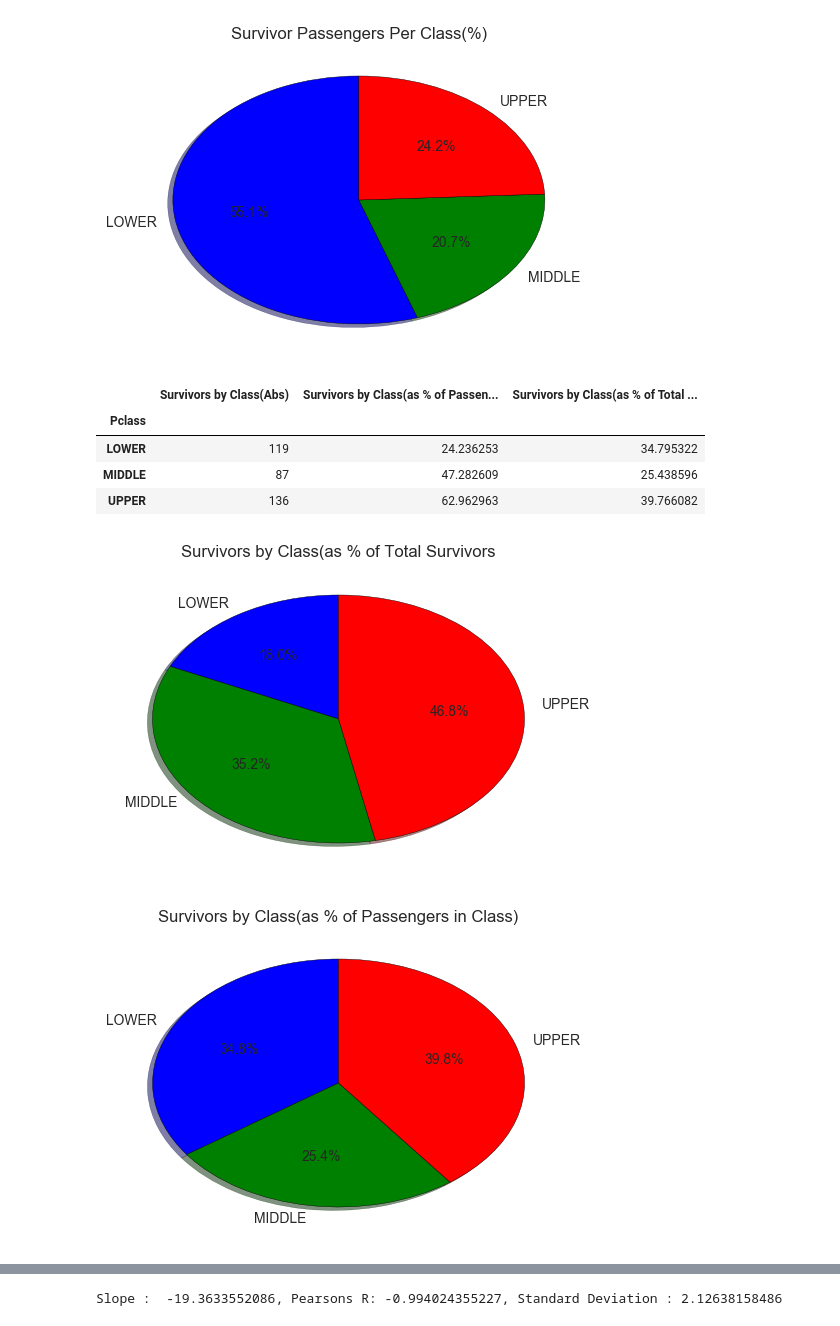
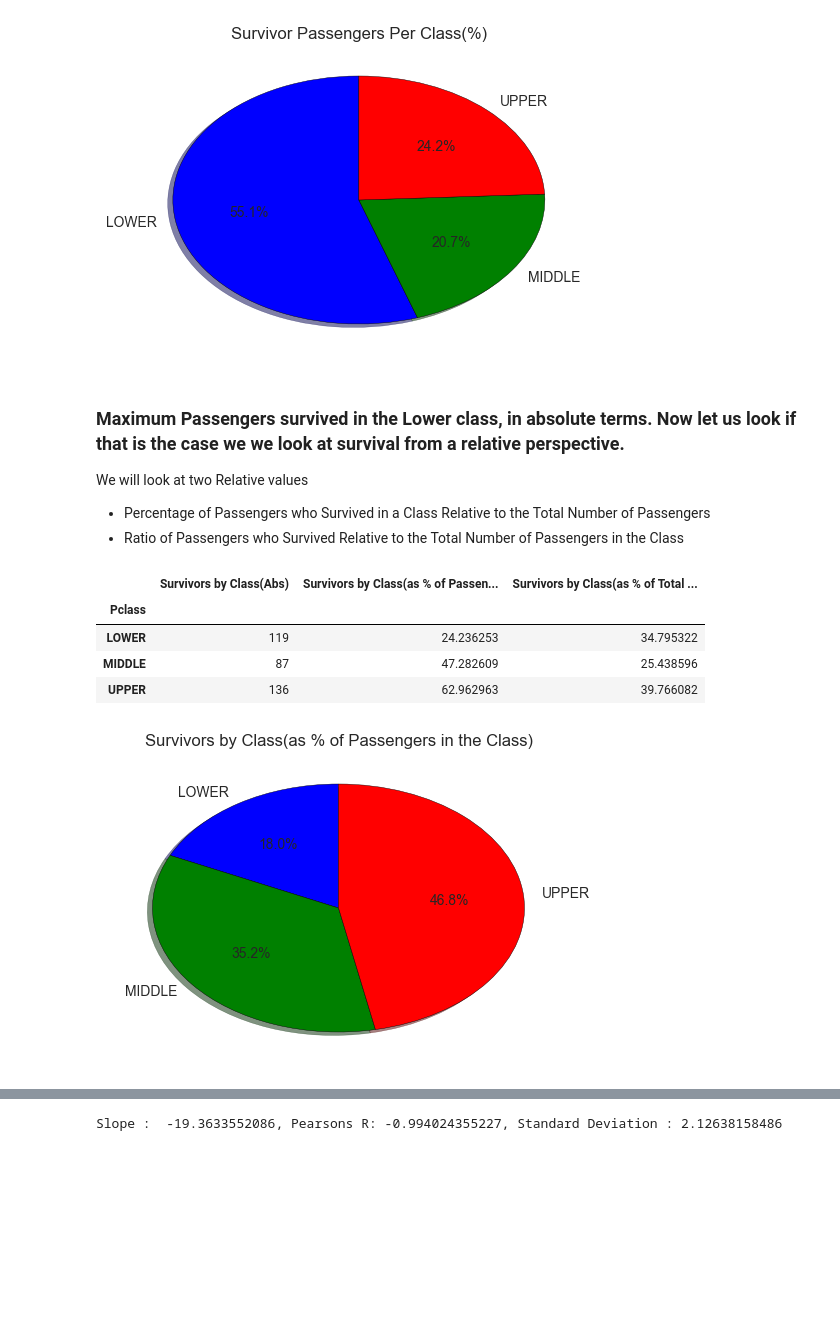
Before and after one commit to rramchan12/Data-Analyst-NanoDegree, a Jupyter notebook: P2 - Investigate a Dataset using Python/Investigating_Titanic_Data.ipynb, the cells around one changed output, grey strips where cells are left out. Saved outputs shown, nothing was run; the diff lists cells and outputs as text; code cells hidden in the pictures; blank space fills up the shorter version.

```diff
--- a/P2 - Investigate a Dataset using Python/Investigating_Titanic_Data.ipynb
+++ b/P2 - Investigate a Dataset using Python/Investigating_Titanic_Data.ipynb
@@ -201,14 +204,16 @@ passenger_df.describe()
 Now we shall try to answer our initial Questions
 ### 1. Does class (Upper/Middle/Lower) affect the survival rate of the passenger
 # %%
-#First Writing some helper functions
-
+"""Returns the percentage given two ratios x/y"""
 def get_percentage(x,y):
     return (x/y)*100
 
+"""Plots a Pie Plot for an array X"""
 def pie_plot(x,x_axes_name, x_labels):
-    # Pie chart, where the slices will be ordered and plotted counter-clockwise:
+    """
+    Pie chart, where the slices will be ordered and plotted counter-clockwise:
     #labels = '3', '2', '1'
+    """
     sizes = np.array(x)
     explode = (0, 0, 0)  # only "explode" the 2nd slice (i.e. 'Hogs')
 
@@ -220,6 +225,8 @@ def pie_plot(x,x_axes_name, x_labels):
     plt.show()
     return None
 
+"""Given arrays x, y and a Label for Y, performs a linear curve fitting
+ Also plots the expected and actual values for the same """
 def plot(x, y, ylabel):
     x = np.array(x)
     y = np.array(y)
@@ -271,6 +287,11 @@ passenger_per_class_df
 pie_plot(passengers_per_class_percentage, "Survivor Passengers Per Class(%)",['LOWER','MIDDLE','UPPER'])
 # %% [output]
 [figure]
+# %% [markdown]
+### Maximum Passengers survived in the Lower class, in absolute terms. Now let us look if that is the case we we look at survival from a relative perspective.
+We will look at two Relative values
+-	Percentage of Passengers who Survived in a Class Relative to the Total Number of Passengers
+- 	Ratio of Passengers who Survived Relative to the Total Number of Passengers in the Class
 # %%
 #Group passengers by survivors
 
@@ -297,8 +318,6 @@ survivors_df.head()
 | UPPER | 136 | 62.962963 | 39.766082 |
 # %%
 column_names = ['LOWER', 'MIDDLE', 'UPPER']
-pie_plot(survivors_by_class_as_percentage_of_passengers_in_class, 'Survivors by Class(as % of Total Survivors', column_names )
-pie_plot(survivors_by_class_as_percentage_total_survival,'Survivors by Class(as % of Passengers in Class)', column_names)
+pie_plot(survivors_by_class_as_percentage_of_passengers_in_class, 'Survivors by Class(as % of Passengers in the Class)', column_names )
 # %% [output]
-[figure, old version]
+[figure, new version]
-[figure, removed]
```
Also changed, not shown: parts of 23 cells of this notebook.
